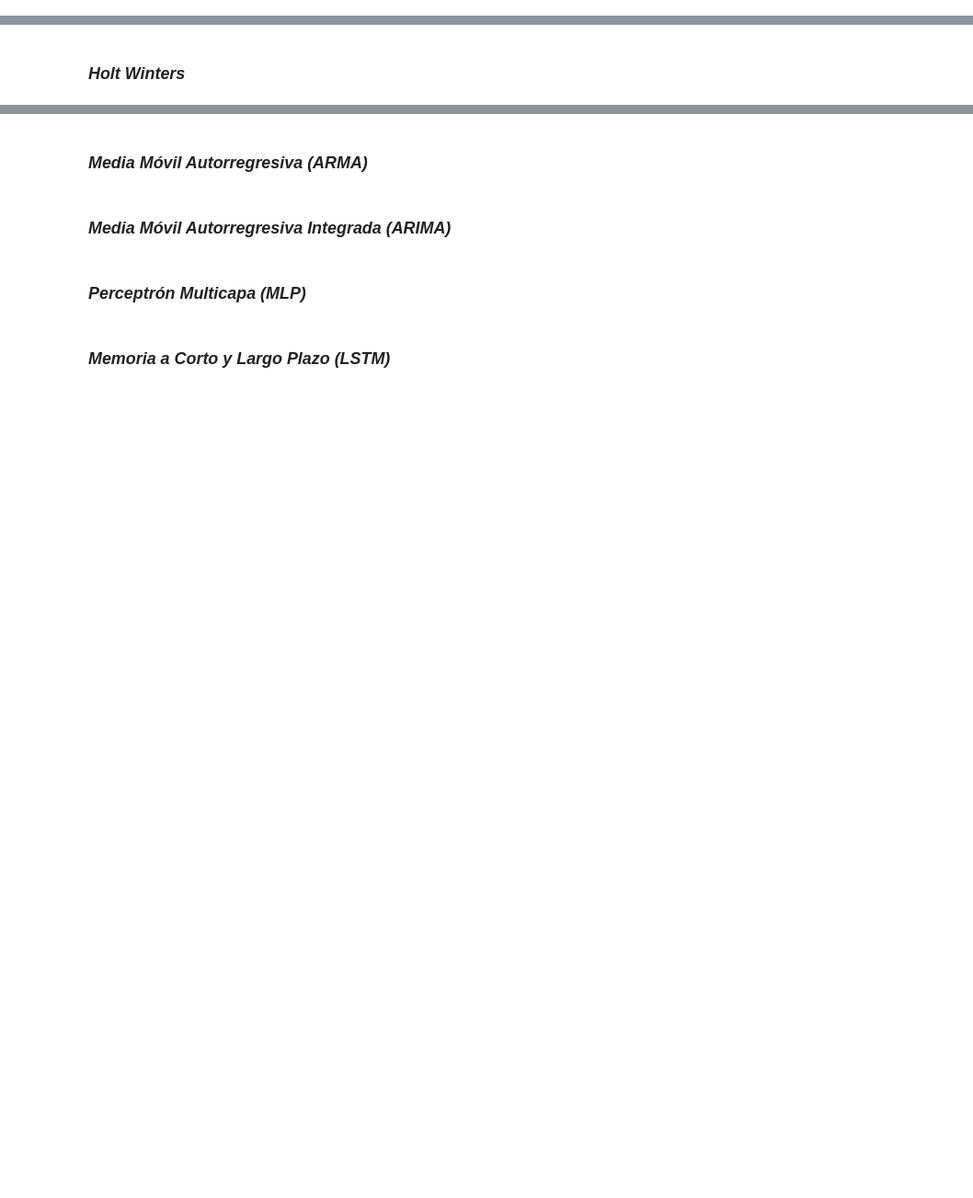
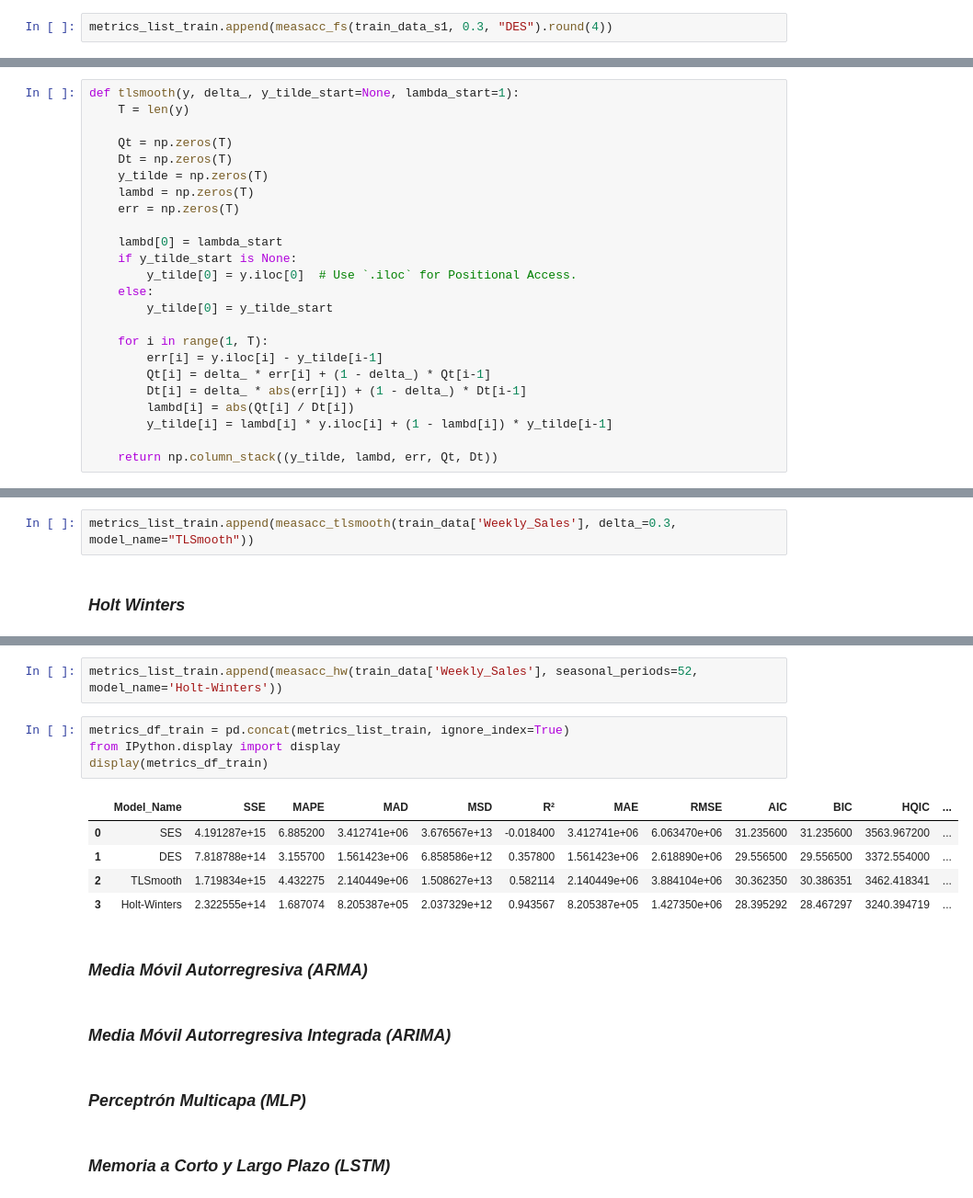
Before and after one commit to SergioSilveraM/jbook_TimeSeries202402, a Jupyter notebook: _sources/Proyecto_Final.ipynb, the cells around one changed output, grey strips where cells are left out. Shown at 92% size. Saved outputs shown, nothing was run; the diff lists cells and outputs as text; blank space fills up the shorter version.

```diff
--- a/_sources/Proyecto_Final.ipynb
+++ b/_sources/Proyecto_Final.ipynb
@@ -673,2 +940,28 @@ Observamos, como se mencionó anteriormente, que la correlación más alta con l
+# %%
+metrics_list_train.append(measacc_fs(train_data_s1, 0.3, "DES").round(4))
 # %% [markdown]
 ### ***Suavización Exponencial con Factor de Descuento***
+# %%
+def tlsmooth(y, delta_, y_tilde_start=None, lambda_start=1):
+    T = len(y)
+
+    Qt = np.zeros(T)
+    Dt = np.zeros(T)
+    y_tilde = np.zeros(T)
+    lambd = np.zeros(T)
+    err = np.zeros(T)
+
+    lambd[0] = lambda_start
+    if y_tilde_start is None:
+        y_tilde[0] = y.iloc[0]  # Use `.iloc` for Positional Access.
+    else:
+        y_tilde[0] = y_tilde_start
+
+    for i in range(1, T):
+        err[i] = y.iloc[i] - y_tilde[i-1]
+        Qt[i] = delta_ * err[i] + (1 - delta_) * Qt[i-1]
+        Dt[i] = delta_ * abs(err[i]) + (1 - delta_) * Dt[i-1]
+        lambd[i] = abs(Qt[i] / Dt[i])
+        y_tilde[i] = lambd[i] * y.iloc[i] + (1 - lambd[i]) * y_tilde[i-1]
+
+    return np.column_stack((y_tilde, lambd, err, Qt, Dt))
@@ -675,2 +1056,4 @@ Observamos, como se mencionó anteriormente, que la correlación más alta con l
+# %%
+metrics_list_train.append(measacc_tlsmooth(train_data['Weekly_Sales'], delta_=0.3, model_name="TLSmooth"))
 # %% [markdown]
 ### ***Holt Winters***
@@ -677,3 +1147,15 @@ Observamos, como se mencionó anteriormente, que la correlación más alta con l
+# %%
+metrics_list_train.append(measacc_hw(train_data['Weekly_Sales'], seasonal_periods=52, model_name='Holt-Winters'))
+# %%
+metrics_df_train = pd.concat(metrics_list_train, ignore_index=True)
+from IPython.display import display
+display(metrics_df_train)
+# %% [output]
+|  | Model_Name | SSE | MAPE | MAD | MSD | R² | MAE | RMSE | AIC | BIC | HQIC | ... |
+| 0 | SES | 4.191287e+15 | 6.885200 | 3.412741e+06 | 3.676567e+13 | -0.018400 | 3.412741e+06 | 6.063470e+06 | 31.235600 | 31.235600 | 3563.967200 | ... |
+| 1 | DES | 7.818788e+14 | 3.155700 | 1.561423e+06 | 6.858586e+12 | 0.357800 | 1.561423e+06 | 2.618890e+06 | 29.556500 | 29.556500 | 3372.554000 | ... |
+| 2 | TLSmooth | 1.719834e+15 | 4.432275 | 2.140449e+06 | 1.508627e+13 | 0.582114 | 2.140449e+06 | 3.884104e+06 | 30.362350 | 30.386351 | 3462.418341 | ... |
+| 3 | Holt-Winters | 2.322555e+14 | 1.687074 | 8.205387e+05 | 2.037329e+12 | 0.943567 | 8.205387e+05 | 1.427350e+06 | 28.395292 | 28.467297 | 3240.394719 | ... |
 # %% [markdown]
 ### ***Media Móvil Autorregresiva (ARMA)***
 # %% [markdown]
```
Also changed, not shown: parts of 21 cells of this notebook, 2 other files.
